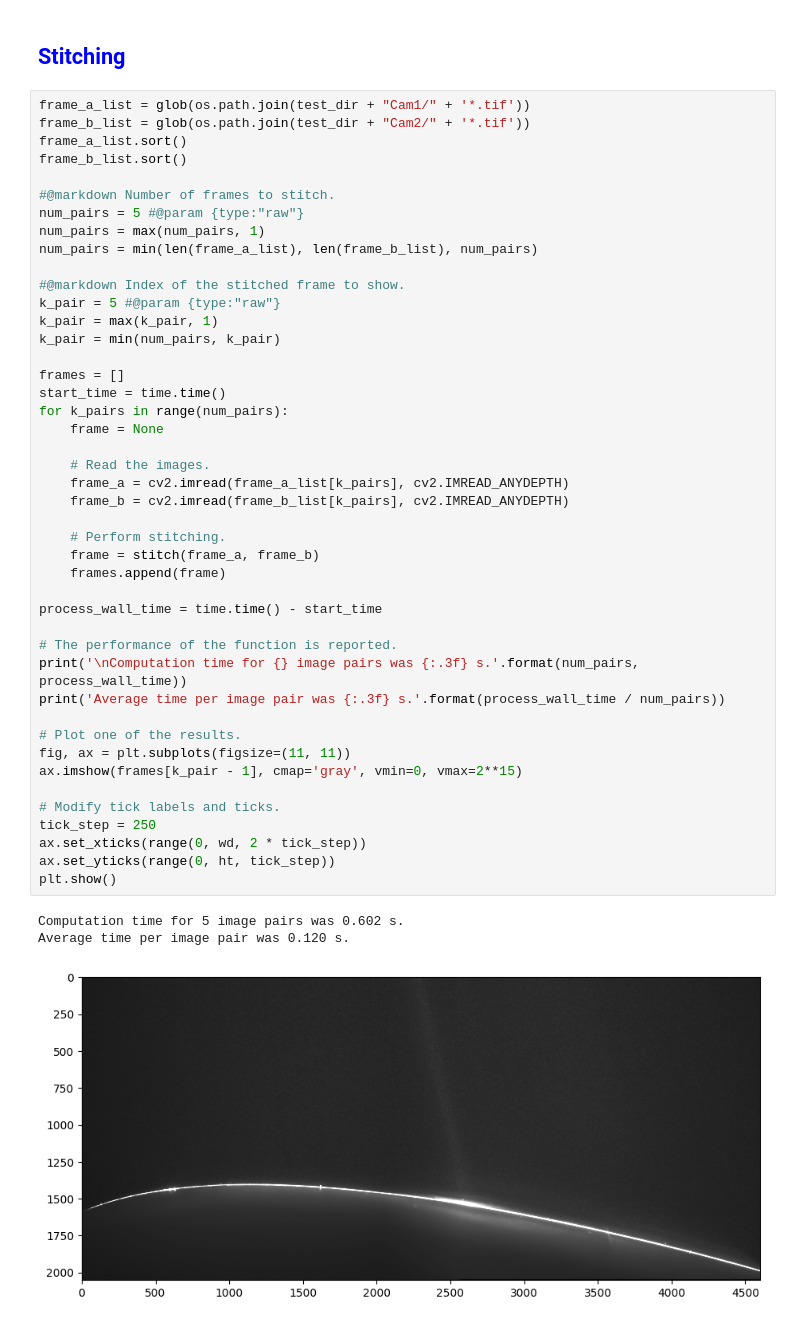
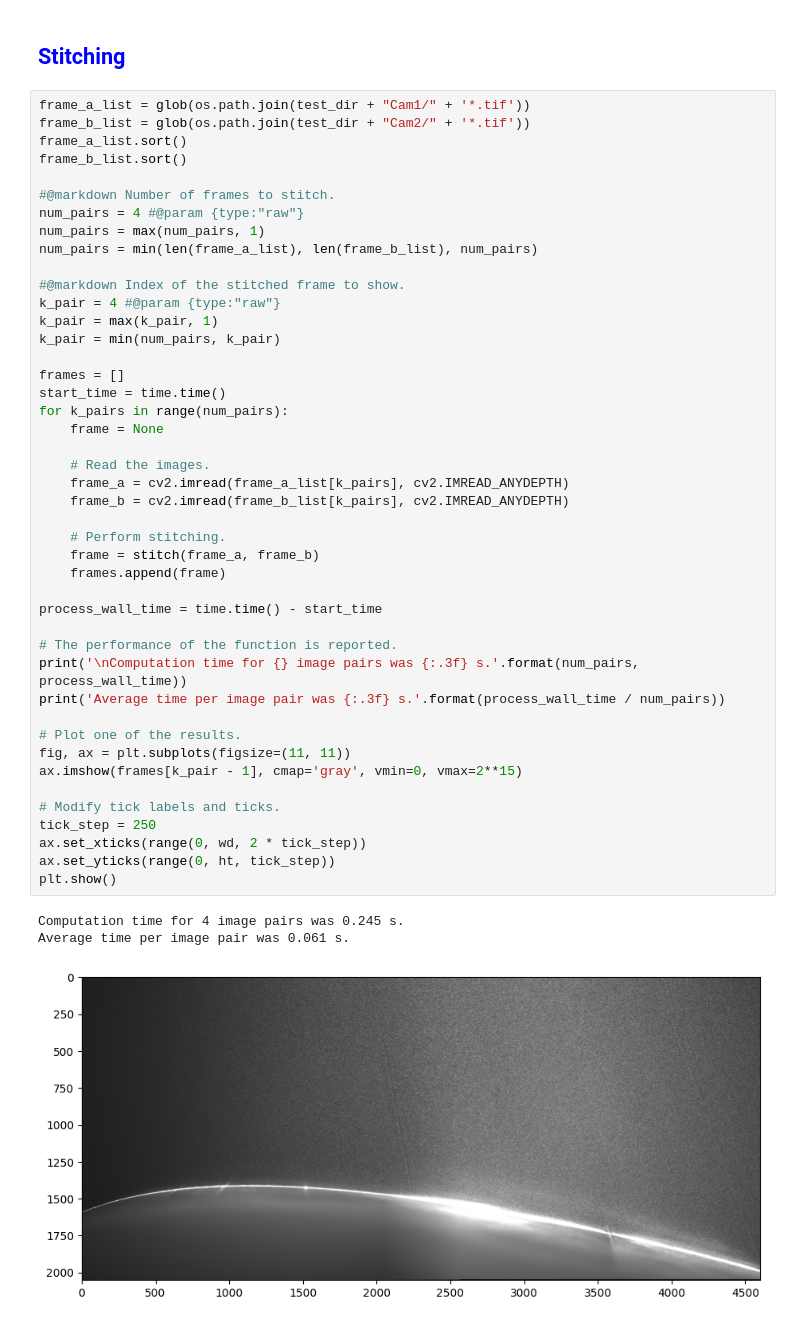
Before and after one commit to ali-sh-96/openpiv-python-cpu, a Jupyter notebook: openpiv_cpu/tutorials/openpiv_python_cpu_stitching_tutorial.ipynb, the cells around one changed output. Saved outputs shown, nothing was run; the diff lists cells and outputs as text.

```diff
--- a/openpiv_cpu/tutorials/openpiv_python_cpu_stitching_tutorial.ipynb
+++ b/openpiv_cpu/tutorials/openpiv_python_cpu_stitching_tutorial.ipynb
@@ -111,44 +112,44 @@ frame_a_list.sort()
 frame_b_list.sort()
 
 #@markdown Number of frames to stitch.
-num_pairs = 5 #@param {type:"raw"}
+num_pairs = 4 #@param {type:"raw"}
 num_pairs = max(num_pairs, 1)
 num_pairs = min(len(frame_a_list), len(frame_b_list), num_pairs)
 
 #@markdown Index of the stitched frame to show.
-k_pair = 5 #@param {type:"raw"}
+k_pair = 4 #@param {type:"raw"}
 k_pair = max(k_pair, 1)
 k_pair = min(num_pairs, k_pair)
 
 frames = []
 start_time = time.time()
 for k_pairs in range(num_pairs):
     frame = None
 
     # Read the images.
     frame_a = cv2.imread(frame_a_list[k_pairs], cv2.IMREAD_ANYDEPTH)
     frame_b = cv2.imread(frame_b_list[k_pairs], cv2.IMREAD_ANYDEPTH)
 
     # Perform stitching.
     frame = stitch(frame_a, frame_b)
     frames.append(frame)
 
 process_wall_time = time.time() - start_time
 
 # The performance of the function is reported.
 print('\nComputation time for {} image pairs was {:.3f} s.'.format(num_pairs, process_wall_time))
 print('Average time per image pair was {:.3f} s.'.format(process_wall_time / num_pairs))
 
 # Plot one of the results.
 fig, ax = plt.subplots(figsize=(11, 11))
 ax.imshow(frames[k_pair - 1], cmap='gray', vmin=0, vmax=2**15)
 
 # Modify tick labels and ticks.
 tick_step = 250
 ax.set_xticks(range(0, wd, 2 * tick_step))
 ax.set_yticks(range(0, ht, tick_step))
 plt.show()
 # %% [output]
-Computation time for 5 image pairs was 0.602 s.
-Average time per image pair was 0.120 s.
+Computation time for 4 image pairs was 0.245 s.
+Average time per image pair was 0.061 s.
-[figure, old version]
+[figure, new version]
```
Also changed, not shown: parts of 3 cells of this notebook, 6 other files.
